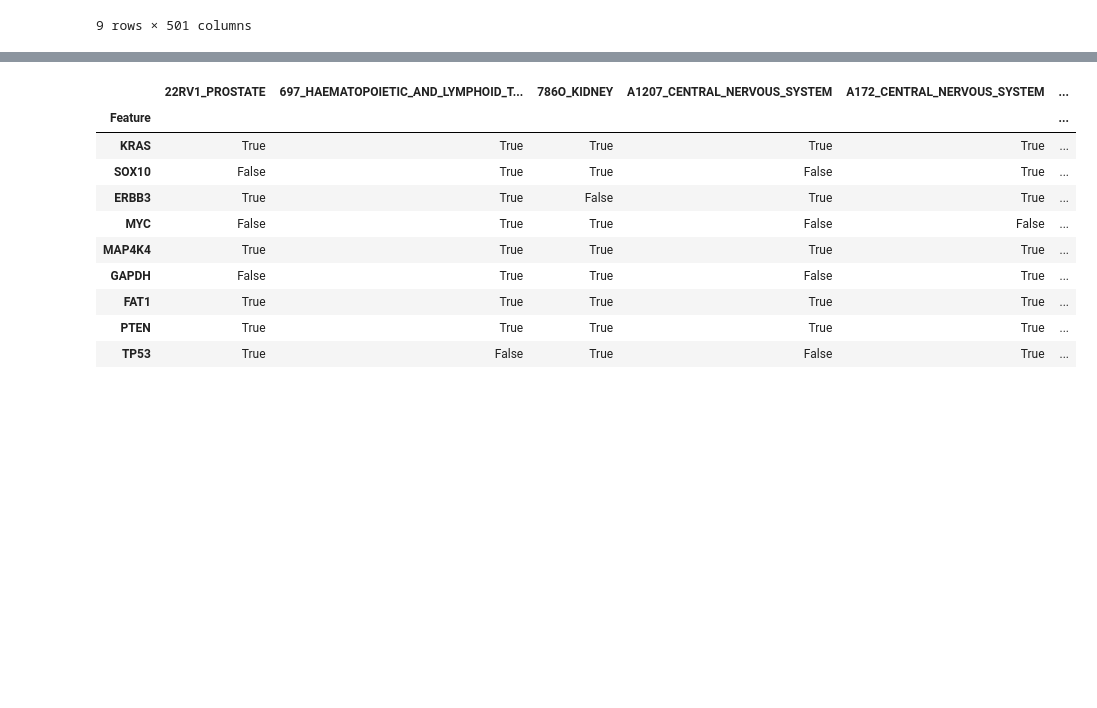
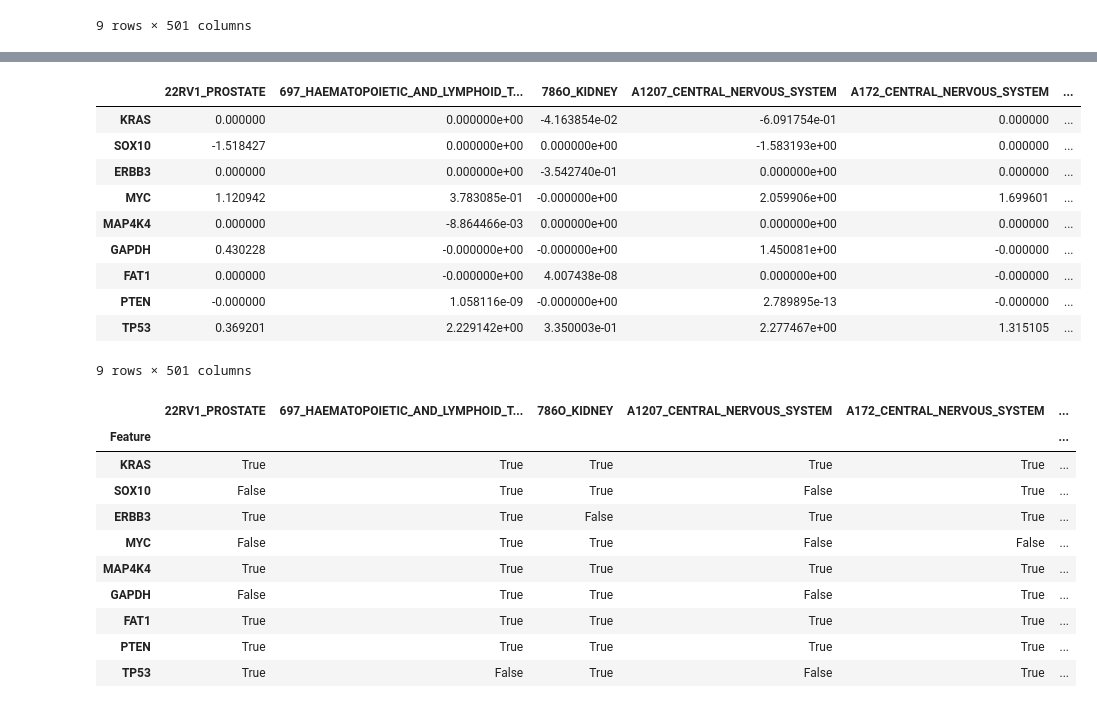
Before and after one commit to St1ngray/context, a Jupyter notebook: notebook/skew.ipynb, the cells around one changed output, grey strips where cells are left out. Saved outputs shown, nothing was run; the diff lists cells and outputs as text; code cells hidden in the pictures; blank space fills up the shorter version.

```diff
--- a/notebook/skew.ipynb
+++ b/notebook/skew.ipynb
@@ -70,4 +70,18 @@ context__feature_x_sample
 9 rows × 501 columns
+# %%
+feature_x_sample.abs() * context__feature_x_sample
+# %% [output]
+|  | 22RV1_PROSTATE | 697_HAEMATOPOIETIC_AND_LYMPHOID_T... | 786O_KIDNEY | A1207_CENTRAL_NERVOUS_SYSTEM | A172_CENTRAL_NERVOUS_SYSTEM | ... |
+| KRAS | 0.000000 | 0.000000e+00 | -4.163854e-02 | -6.091754e-01 | 0.000000 | ... |
+| SOX10 | -1.518427 | 0.000000e+00 | 0.000000e+00 | -1.583193e+00 | 0.000000 | ... |
+| ERBB3 | 0.000000 | 0.000000e+00 | -3.542740e-01 | 0.000000e+00 | 0.000000 | ... |
+| MYC | 1.120942 | 3.783085e-01 | -0.000000e+00 | 2.059906e+00 | 1.699601 | ... |
+| MAP4K4 | 0.000000 | -8.864466e-03 | 0.000000e+00 | 0.000000e+00 | 0.000000 | ... |
+| GAPDH | 0.430228 | -0.000000e+00 | -0.000000e+00 | 1.450081e+00 | -0.000000 | ... |
+| FAT1 | 0.000000 | -0.000000e+00 | 4.007438e-08 | 0.000000e+00 | -0.000000 | ... |
+| PTEN | -0.000000 | 1.058116e-09 | -0.000000e+00 | 2.789895e-13 | -0.000000 | ... |
+| TP53 | 0.369201 | 2.229142e+00 | 3.350003e-01 | 2.277467e+00 | 1.315105 | ... |
+9 rows × 501 columns
 # %%
 no_context__feature_x_sample
 # %% [output]
```
Also changed, not shown: parts of 4 cells of this notebook, 1 other file.
